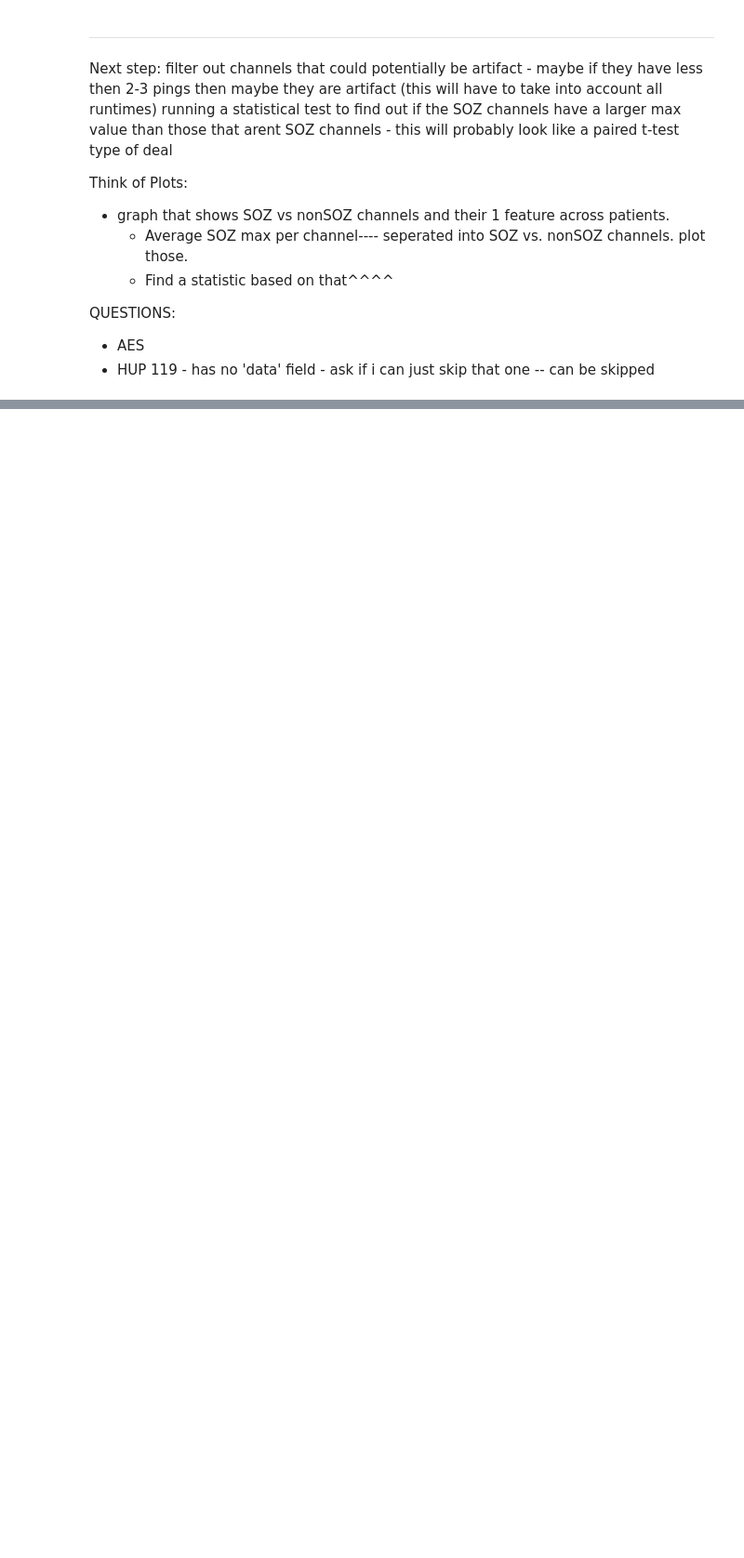
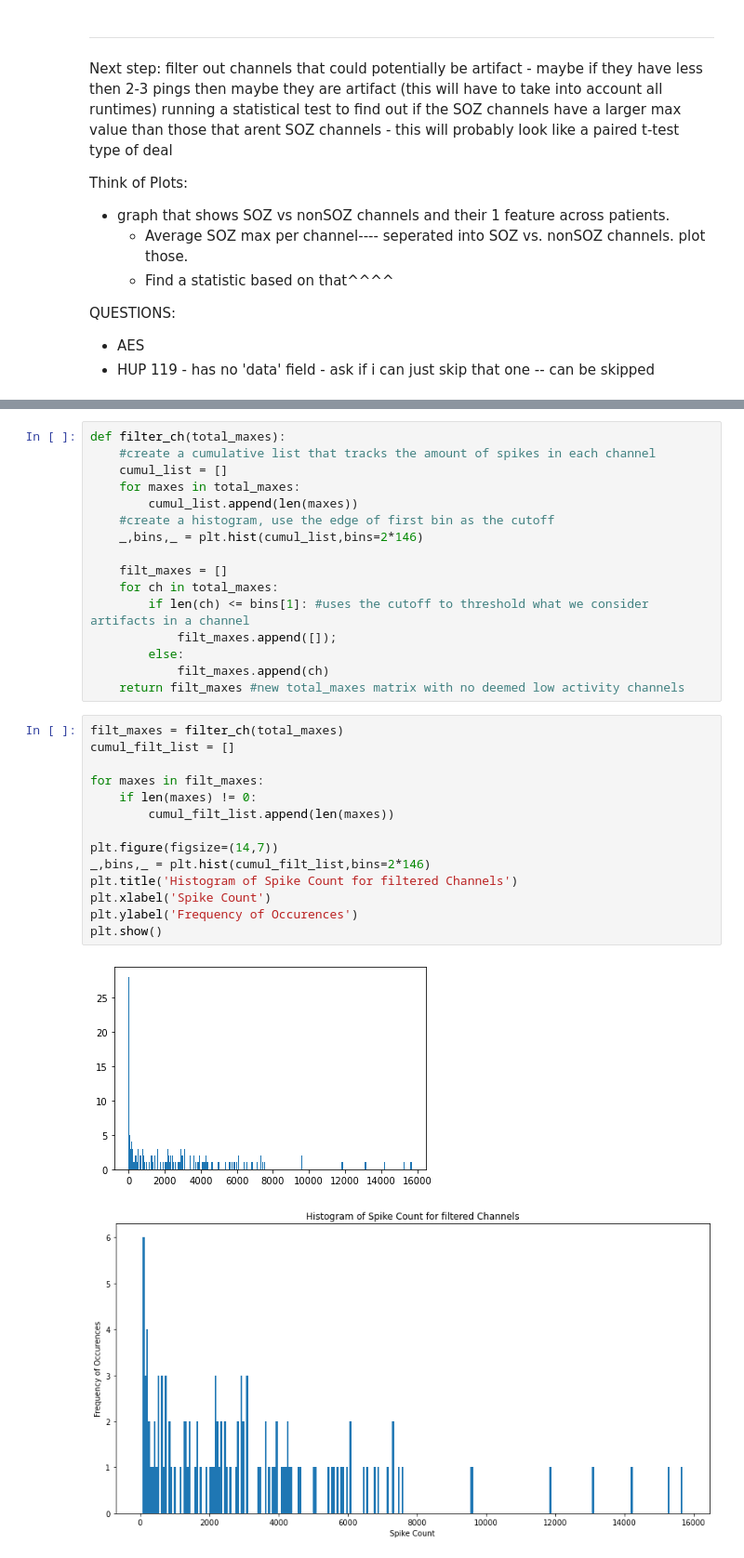
Before and after one commit to carlosaaguila/fc-toolbox-2, a Jupyter notebook: Projects/FC_toolbox/toolbox/5.4.22_updatedpipeline.ipynb, the cells around one changed output, grey strips where cells are left out. Shown at 93% size. Saved outputs shown, nothing was run; the diff lists cells and outputs as text; blank space fills up the shorter version.

```diff
--- a/Projects/FC_toolbox/toolbox/5.4.22_updatedpipeline.ipynb
+++ b/Projects/FC_toolbox/toolbox/5.4.22_updatedpipeline.ipynb
@@ -202,0 +252,33 @@ QUESTIONS:
+# %%
+def filter_ch(total_maxes):
+    #create a cumulative list that tracks the amount of spikes in each channel
+    cumul_list = []
+    for maxes in total_maxes:
+        cumul_list.append(len(maxes))
+    #create a histogram, use the edge of first bin as the cutoff
+    _,bins,_ = plt.hist(cumul_list,bins=2*146)
+
+    filt_maxes = []
+    for ch in total_maxes:
+        if len(ch) <= bins[1]: #uses the cutoff to threshold what we consider artifacts in a channel
+            filt_maxes.append([]);
+        else:
+            filt_maxes.append(ch)
+    return filt_maxes #new total_maxes matrix with no deemed low activity channels
+# %%
+filt_maxes = filter_ch(total_maxes)
+cumul_filt_list = []
+
+for maxes in filt_maxes:
+    if len(maxes) != 0:
+        cumul_filt_list.append(len(maxes))
+
+plt.figure(figsize=(14,7))
+_,bins,_ = plt.hist(cumul_filt_list,bins=2*146)
+plt.title('Histogram of Spike Count for filtered Channels')
+plt.xlabel('Spike Count')
+plt.ylabel('Frequency of Occurences')
+plt.show()
+# %% [output]
+[figure, added]
+[figure, added]
```
Also changed, not shown: parts of 23 cells of this notebook.
